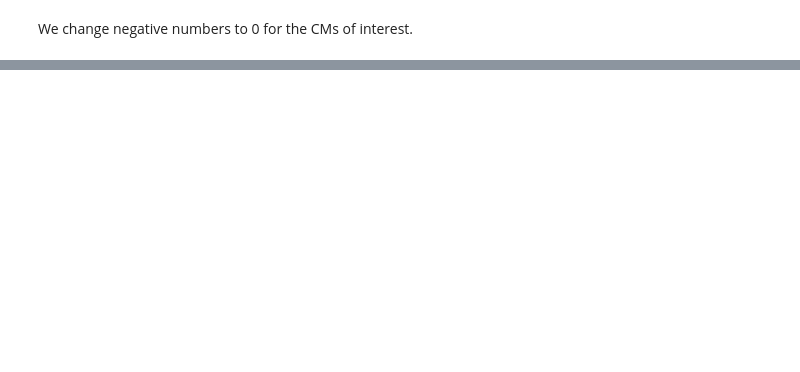
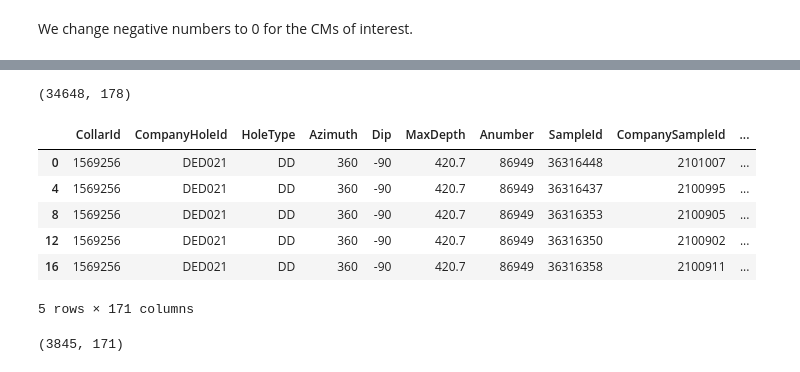
Before and after one commit to franticOreo/CriticalMinerals, a Jupyter notebook: cecile/EDAs/EDA_Drillhole.ipynb, the cells around one changed output, grey strips where cells are left out. Cells and saved outputs as stored; diff of their text form; code cells hidden in the pictures; blank space fills up the shorter version.

```diff
--- a/cecile/EDAs/EDA_Drillhole.ipynb
+++ b/cecile/EDAs/EDA_Drillhole.ipynb
@@ -1013,0 +473,4 @@ Name: Co_PPM, dtype: float64
+# %%
+Merged_Zn_Ge_Drillhole_lessthan15km.shape
+# %% [output]
+(34648, 178)
@@ -1013,0 +481,22 @@ Name: Co_PPM, dtype: float64
+# %%
+Merged_Zn_Drillhole_lessthan15km = pd.read_csv('Merged_Zn_Drillhole_lessthan15km.csv')
+
+#remove duplicates
+df_Ge_In = Merged_Zn_Drillhole_lessthan15km.drop(columns=['Unnamed: 0', 'Unnamed: 0_x', 'Unnamed: 0_y', 'Latitude', 'Longitude',
+                     'minedex_coords', 'minedex_site',
+                    'distance'])
+
+df_Ge_In = df_Ge_In.drop_duplicates()
+df_Ge_In.head()
+# %% [output]
+|  | CollarId | CompanyHoleId | HoleType | Azimuth | Dip | MaxDepth | Anumber | SampleId | CompanySampleId | ... |
+| 0 | 1569256 | DED021 | DD | 360 | -90 | 420.7 | 86949 | 36316448 | 2101007 | ... |
+| 4 | 1569256 | DED021 | DD | 360 | -90 | 420.7 | 86949 | 36316437 | 2100995 | ... |
+| 8 | 1569256 | DED021 | DD | 360 | -90 | 420.7 | 86949 | 36316353 | 2100905 | ... |
+| 12 | 1569256 | DED021 | DD | 360 | -90 | 420.7 | 86949 | 36316350 | 2100902 | ... |
+| 16 | 1569256 | DED021 | DD | 360 | -90 | 420.7 | 86949 | 36316358 | 2100911 | ... |
+5 rows × 171 columns
+# %%
+df_Ge_In.shape
+# %% [output]
+(3845, 171)
```
Also changed, not shown: parts of 130 cells of this notebook, 10 other files.
